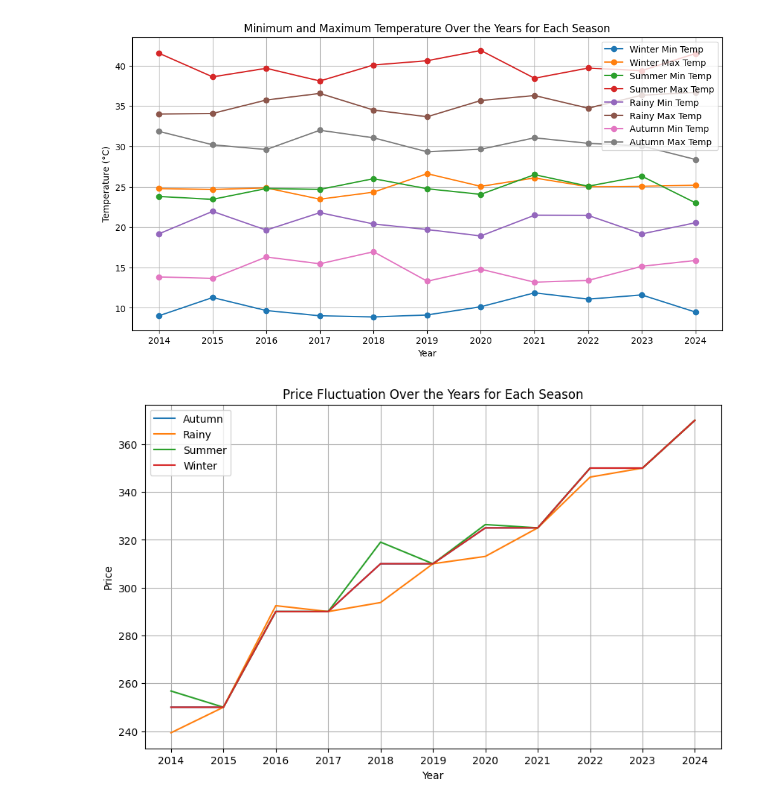
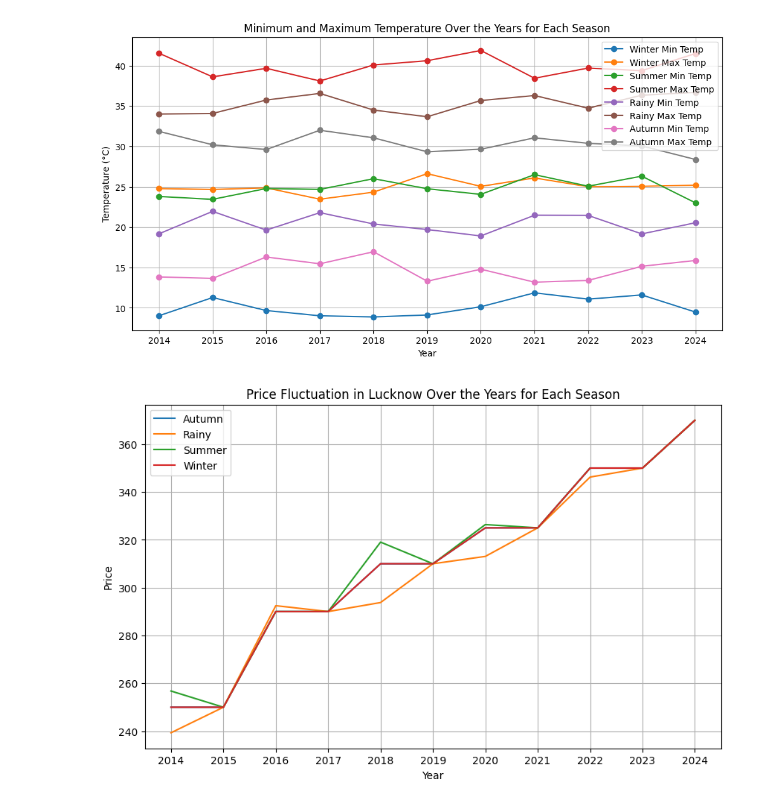
Before and after one commit to Samcoding5854/CanePredictions, a Jupyter notebook: DataVisualization.ipynb, the cells around one changed output. Cells and saved outputs as stored; diff of their text form; code cells hidden in the pictures.

```diff
--- a/DataVisualization.ipynb
+++ b/DataVisualization.ipynb
@@ -62,20 +62,21 @@ plt.show()
 # %% [output]
 [figure]
 # %%
+data = pd.read_csv('Lucknow_data.csv')
 # Grouping data by season
 season_groups = data.groupby('Season')
 
 # Plotting price fluctuation for each season
 plt.figure(figsize=(10, 6))
 for season, season_data in season_groups:
     plt.plot(season_data['Year'], season_data['Price'], label=season)
 
-plt.title('Price Fluctuation Over the Years for Each Season')
+plt.title('Price Fluctuation in Lucknow Over the Years for Each Season')
 plt.xlabel('Year')
 plt.ylabel('Price')
 plt.legend()
 plt.grid(True)
 plt.xticks(data['Year'].unique())  # Setting x-axis ticks to only show years
 plt.show()
 # %% [output]
-[figure, old version]
+[figure, new version]
```
Also changed, not shown: parts of 3 cells of this notebook, 4 other files.
